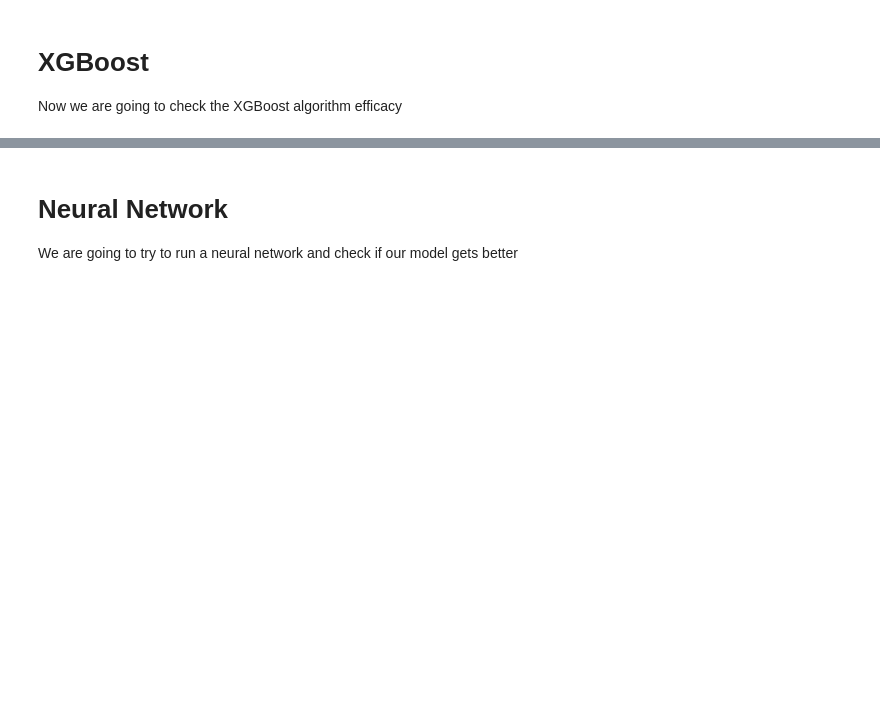
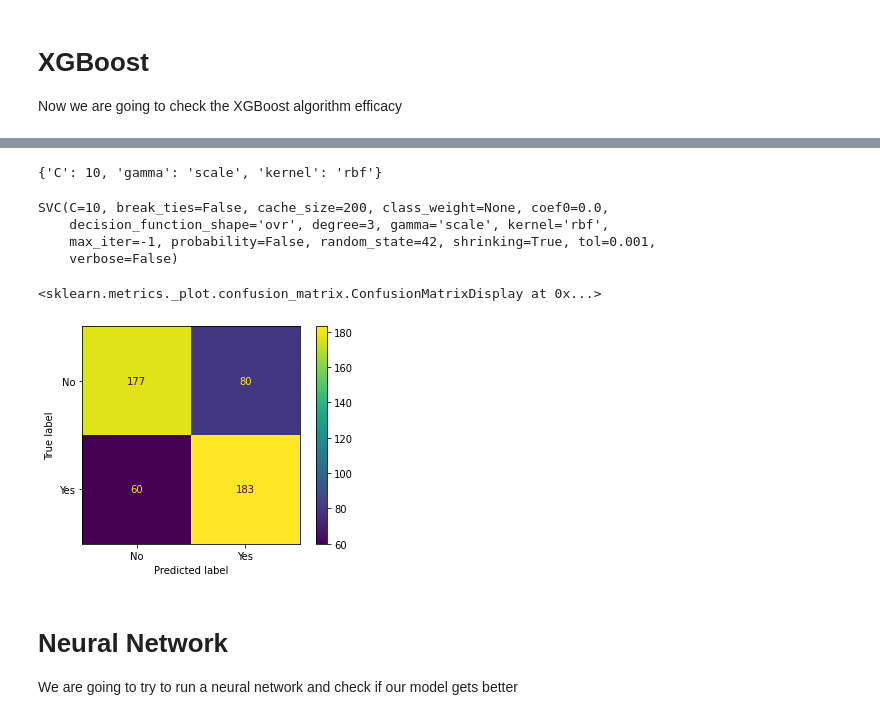
Before and after one commit to sarasabino/Accident_Rate_Project, a Jupyter notebook: Src/Notebooks/Model_selection.ipynb, the cells around one changed output, grey strips where cells are left out. Drawn from its saved outputs; the diff is of its cells as text; code cells hidden in the pictures; blank space fills up the shorter version.

```diff
--- a/Src/Notebooks/Model_selection.ipynb
+++ b/Src/Notebooks/Model_selection.ipynb
@@ -972,13 +1063,6 @@ weighted avg       0.76      0.76      0.76     11240
 # %%
-from sklearn.svm import SVC
-from sklearn.model_selection import GridSearchCV
-
-
-param_grid = param_grid = {'C': [0.1, 1, 10, 100, 1000],
-              'gamma': [1, 0.1, 0.01, 0.001, 0.0001],
-              'kernel': ['linear','rbf']}
-
-
-clf_svml = GridSearchCV(SVC(kernel="linear",),
-                  param_grid = param_grid,
-                  refit = True, verbose=2)
+param_grid = [{
+    'C':[0.5, 1, 10, 100],
+    'gamma':['scale', 1,0.1,0.01,0.001,0.0001],
+    'kernel':['rbf']
+},]
@@ -987,0 +1069,9 @@ svc = SVC(kernel='linear', C=1)
+# %%
+optimal_params = GridSearchCV(
+    SVC(),
+    param_grid,
+    cv = 5,
+    scoring = 'accuracy'
+)
+# %%
+optimal_params.fit(X_train_sv_scaled, y_train_sv)
@@ -987,0 +1092,4 @@ svc = SVC(kernel='linear', C=1)
+# %%
+print(optimal_params.best_params_)
+# %% [output]
+{'C': 10, 'gamma': 'scale', 'kernel': 'rbf'}
@@ -988,3 +1098,16 @@ svc = SVC(kernel='linear', C=1)
+# %%
+clf_svm = SVC(random_state=42, C =10, gamma='scale', kernel='rbf')
+clf_svm.fit(X_train_sv_scaled, y_train_sv)
+# %% [output]
+SVC(C=10, break_ties=False, cache_size=200, class_weight=None, coef0=0.0,
+    decision_function_shape='ovr', degree=3, gamma='scale', kernel='rbf',
+    max_iter=-1, probability=False, random_state=42, shrinking=True, tol=0.001,
+    verbose=False)
+# %%
+plot_confusion_matrix(clf_svm, X_test_sv_scaled, y_test_sv, values_format='d', display_labels=['No', 'Yes'])
+# %% [output]
+<sklearn.metrics._plot.confusion_matrix.ConfusionMatrixDisplay at 0x...>
+[figure, added]
 # %% [markdown]
 # Neural Network
 
```
Also changed, not shown: parts of 88 cells of this notebook.
